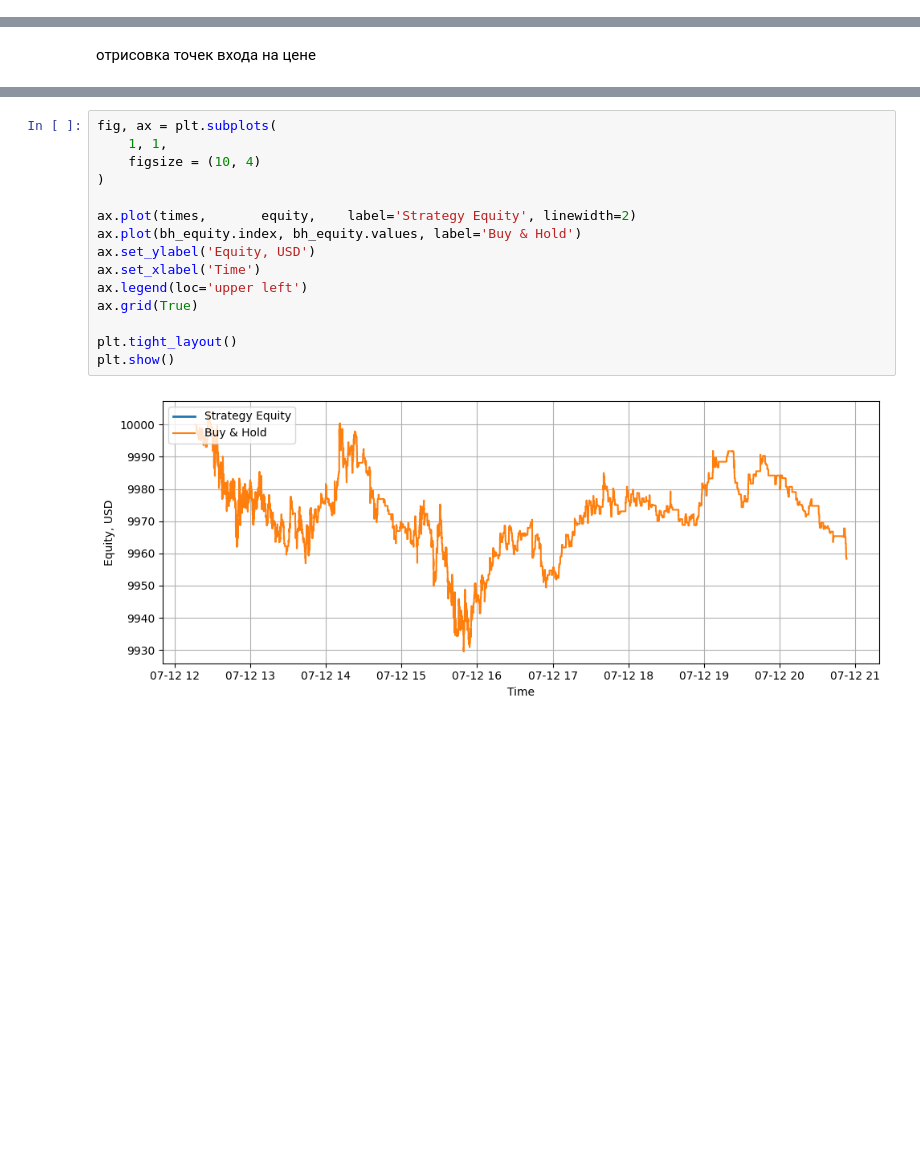
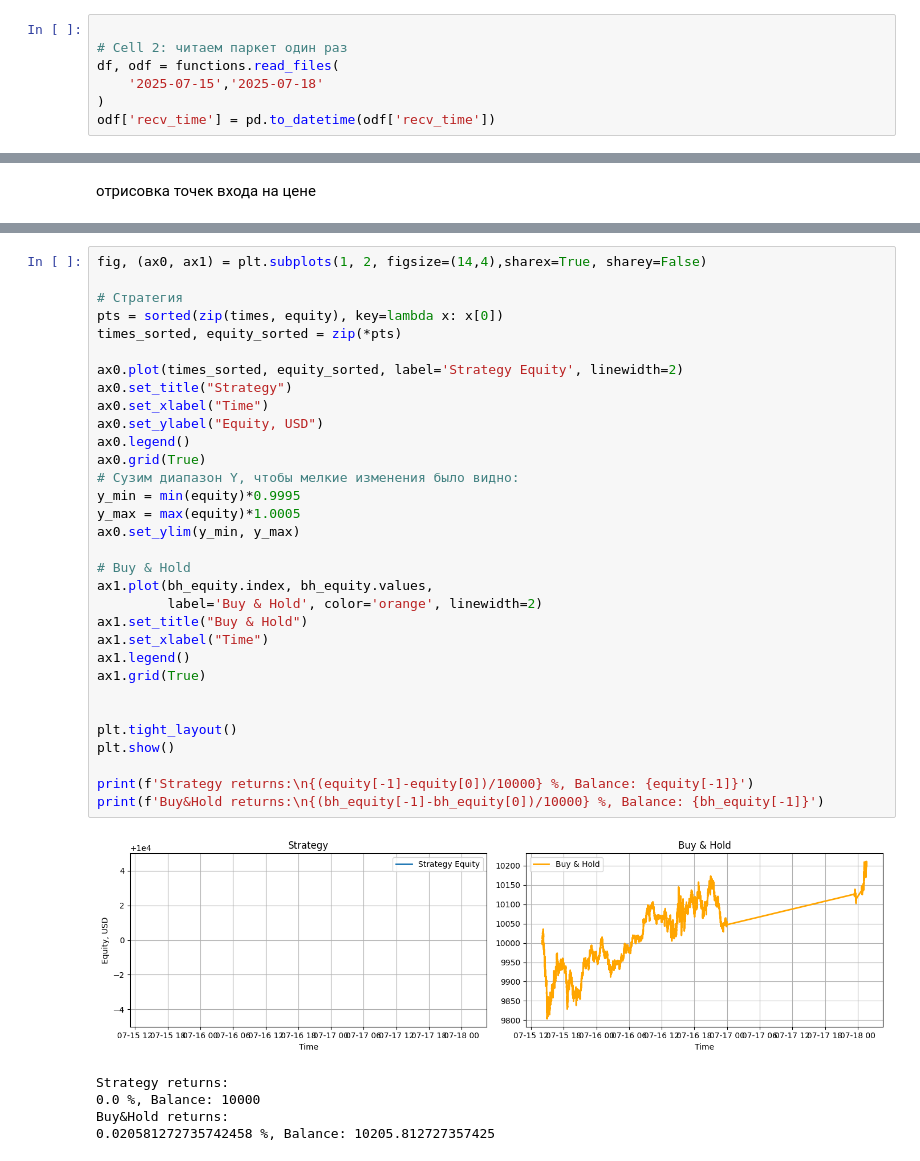
Before and after one commit to dmitriyjopov/trading-bot, a Jupyter notebook: src/visual_j.ipynb, the cells around one changed output, grey strips where cells are left out. Cells and saved outputs as stored; diff of their text form; blank space fills up the shorter version.

```diff
--- a/src/visual_j.ipynb
+++ b/src/visual_j.ipynb
@@ -63 +35,8 @@ def read_parquet_range(base_dir, subfolder, start_date=None, end_date=None):
+# %%
+
+# Cell 2: читаем паркет один раз
+df, odf = functions.read_files(
+    '2025-07-15','2025-07-18'
+)
+odf['recv_time'] = pd.to_datetime(odf['recv_time'])
 # %%
@@ -199,17 +258,38 @@ plt.show()
 # %%
-fig, ax = plt.subplots(
-    1, 1,
-    figsize = (10, 4)
-)
+fig, (ax0, ax1) = plt.subplots(1, 2, figsize=(14,4),sharex=True, sharey=False)
 
-ax.plot(times,       equity,    label='Strategy Equity', linewidth=2)
-ax.plot(bh_equity.index, bh_equity.values, label='Buy & Hold')
-ax.set_ylabel('Equity, USD')
-ax.set_xlabel('Time')
-ax.legend(loc='upper left')
-ax.grid(True)
+# Стратегия
+pts = sorted(zip(times, equity), key=lambda x: x[0])
+times_sorted, equity_sorted = zip(*pts)
+
+ax0.plot(times_sorted, equity_sorted, label='Strategy Equity', linewidth=2)
+ax0.set_title("Strategy")
+ax0.set_xlabel("Time")
+ax0.set_ylabel("Equity, USD")
+ax0.legend()
+ax0.grid(True)
+# Сузим диапазон Y, чтобы мелкие изменения было видно:
+y_min = min(equity)*0.9995
+y_max = max(equity)*1.0005
+ax0.set_ylim(y_min, y_max)
+
+# Buy & Hold
+ax1.plot(bh_equity.index, bh_equity.values,
+         label='Buy & Hold', color='orange', linewidth=2)
+ax1.set_title("Buy & Hold")
+ax1.set_xlabel("Time")
+ax1.legend()
+ax1.grid(True)
+
 
 plt.tight_layout()
 plt.show()
+
+print(f'Strategy returns:\n{(equity[-1]-equity[0])/10000} %, Balance: {equity[-1]}')
+print(f'Buy&Hold returns:\n{(bh_equity[-1]-bh_equity[0])/10000} %, Balance: {bh_equity[-1]}')
 # %% [output]
-[figure, old version]
+[figure, new version]
+Strategy returns:
+0.0 %, Balance: 10000
+Buy&Hold returns:
+0.020581272735742458 %, Balance: 10205.812727357425
```
Also changed, not shown: parts of 7 cells of this notebook.
